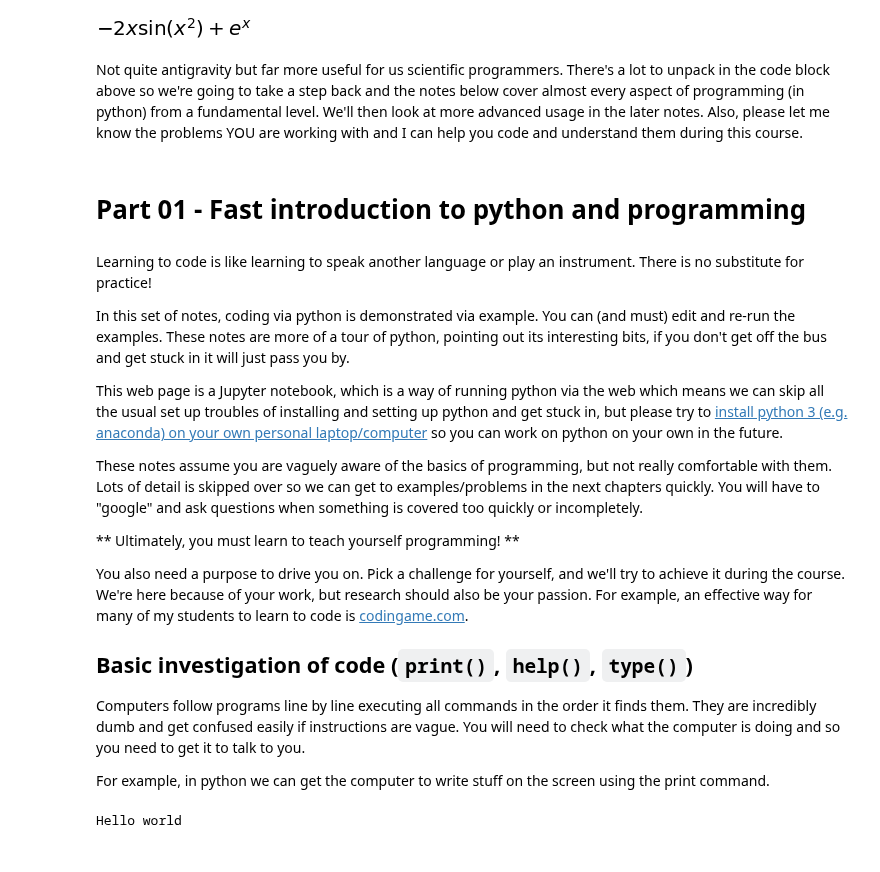
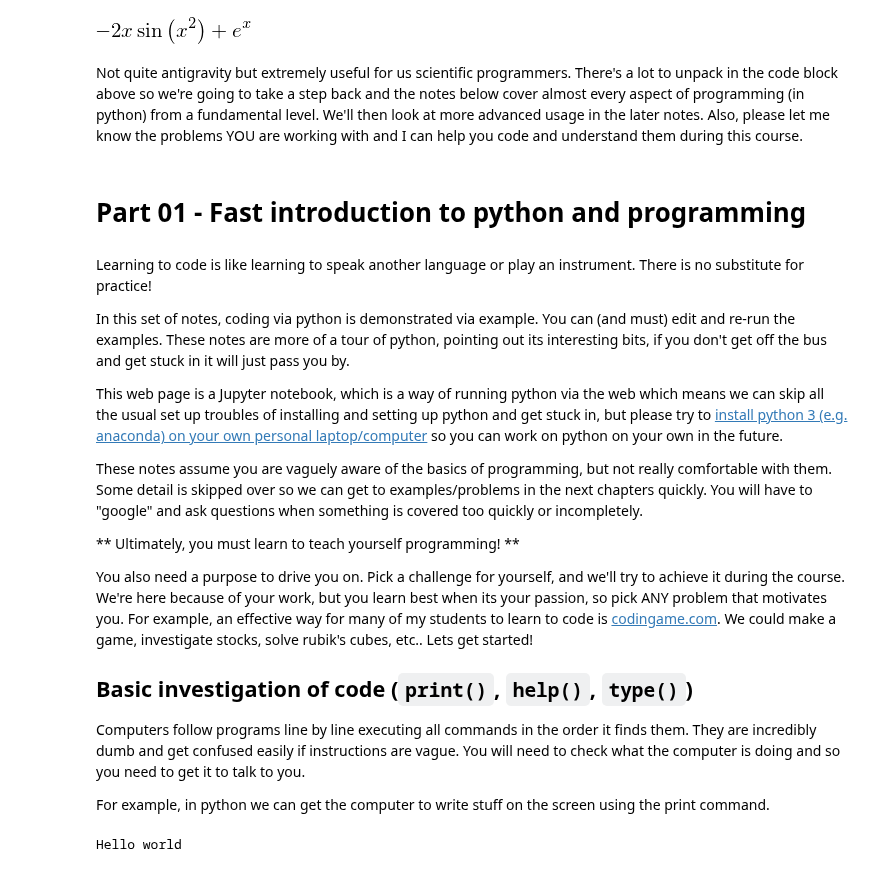
Before and after one commit to toastedcrumpets/CCP5_Python_examples, a Jupyter notebook: 01-Introduction.ipynb, the cells around one changed output. Cells and saved outputs as stored; diff of their text form; code cells hidden in the pictures.

```diff
--- a/01-Introduction.ipynb
+++ b/01-Introduction.ipynb
@@ -17,14 +17,14 @@ simple as possible for you; however, they are <em>slow</em> to execute but they
 
 <b>Python</b> is general, powerful, popular and has a HUGE collection of libraries (see above). For example, python can perform symbolic manipulations like calculus just by importing the sympy library:
 # %%
-import sympy
-sympy.init_printing() # This gives us nice LaTeX output for jupyter
-x = sympy.symbols('x')
-sympy.diff(sympy.cos(x*x)+sympy.exp(x), x) #Take the derivative of cos(x^2)+e^x
+from sympy import * #Get everything out of sympy
+init_printing() # This gives us nice LaTeX output for jupyter
+x = symbols('x')
+diff(cos(x * x) + exp(x), x) #Take the derivative of cos(x^2)+e^x
 # %% [output]
-[figure, old version]
+[figure, new version]
 # %% [markdown]
-Not quite antigravity but far more useful for us scientific programmers. There's a lot to unpack in the code block above so we're going to take a step back and the notes below cover almost every aspect of programming (in python) from a fundamental level. We'll then look at more advanced usage in the later notes. Also, please let me know the problems YOU are working with and I can help you code and understand them during this course.
+Not quite antigravity but extremely useful for us scientific programmers. There's a lot to unpack in the code block above so we're going to take a step back and the notes below cover almost every aspect of programming (in python) from a fundamental level. We'll then look at more advanced usage in the later notes. Also, please let me know the problems YOU are working with and I can help you code and understand them during this course.
 # %% [markdown]
 # Part 01 - Fast introduction to python and programming
 # %% [markdown]
@@ -34,11 +34,11 @@ In this set of notes, coding via python is demonstrated via example. You can (an
 
 This web page is a Jupyter notebook, which is a way of running python via the web which means we can skip all the usual set up troubles of installing and setting up python and get stuck in, but please try to [install python 3 (e.g. anaconda) on your own personal laptop/computer](00-Installing_python.ipynb) so you can work on python on your own in the future.
 
-These notes assume you are vaguely aware of the basics of programming, but not really comfortable with them. Lots of detail is skipped over so we can get to examples/problems in the next chapters quickly. You will have to "google" and ask questions when something is covered too quickly or incompletely.
+These notes assume you are vaguely aware of the basics of programming, but not really comfortable with them. Some detail is skipped over so we can get to examples/problems in the next chapters quickly. You will have to "google" and ask questions when something is covered too quickly or incompletely.
 
 ** Ultimately, you must learn to teach yourself programming! **
 
-You also need a purpose to drive you on. Pick a challenge for yourself, and we'll try to achieve it during the course. We're here because of your work, but research should also be your passion. For example, an effective way for many of my students to learn to code is [codingame.com](https://www.codingame.com).
+You also need a purpose to drive you on. Pick a challenge for yourself, and we'll try to achieve it during the course. We're here because of your work, but you learn best when its your passion, so pick ANY problem that motivates you. For example, an effective way for many of my students to learn to code is [codingame.com](https://www.codingame.com). We could make a game, investigate stocks, solve rubik's cubes, etc.. Lets get started!
 
 ## Basic investigation of code (`print()`, `help()`, `type()`)
 
```
Also changed, not shown: parts of 24 cells of this notebook, 2 other files.
